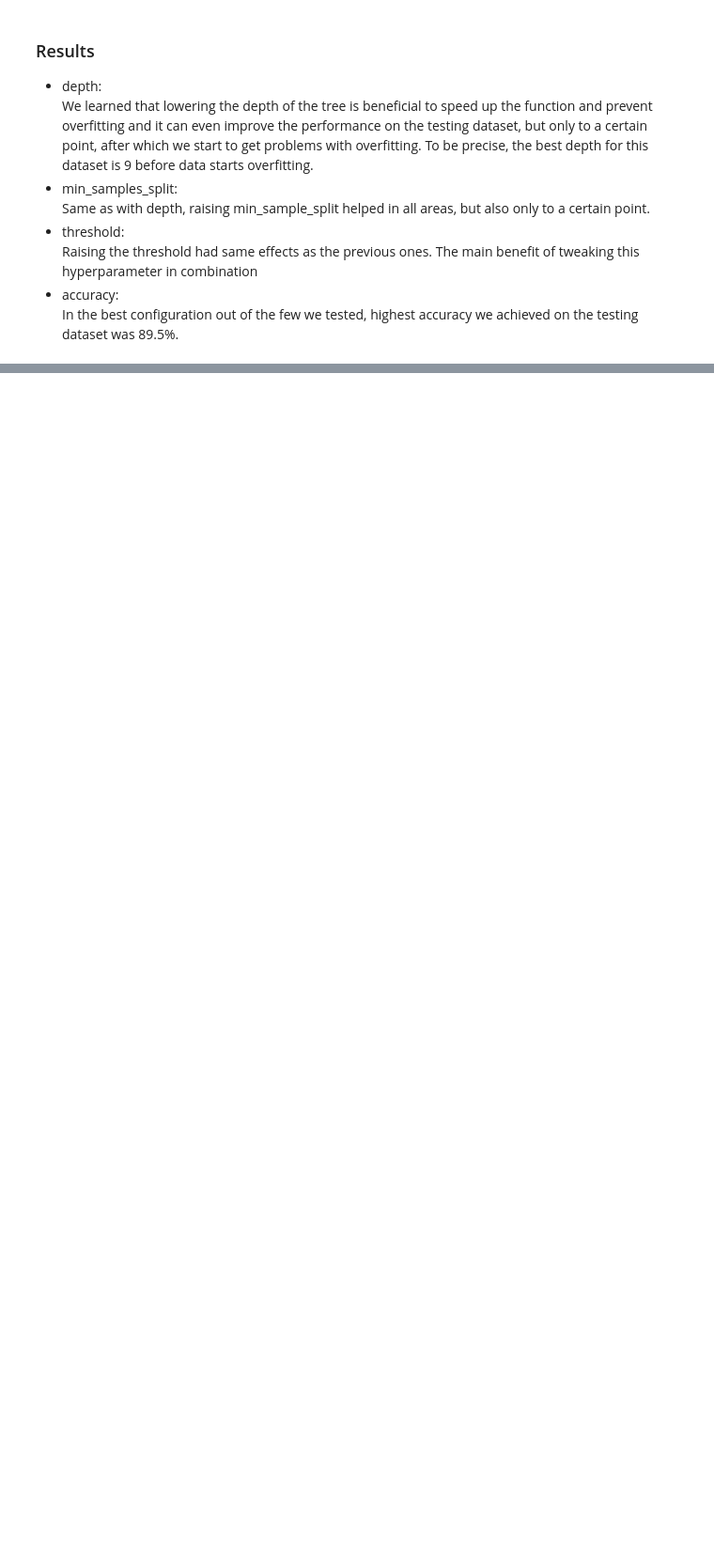
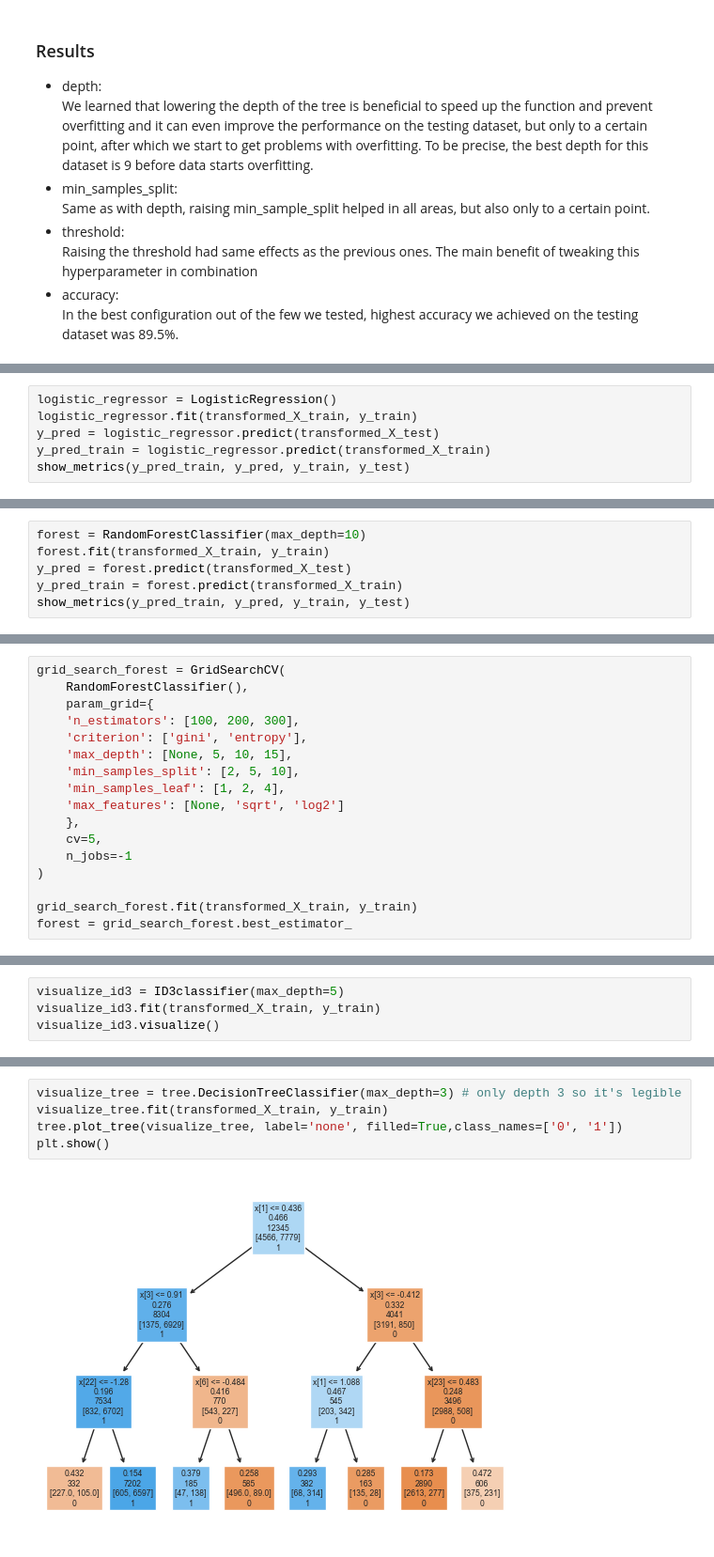
Before and after one commit to MartinH2k3/IAUProject, a Jupyter notebook: Phase3M.ipynb, the cells around one changed output, grey strips where cells are left out. Shown: that part at 94% size. Drawn from its saved outputs; the diff is of its cells as text; blank space fills up the shorter version.

```diff
--- a/Phase3M.ipynb
+++ b/Phase3M.ipynb
@@ -436,0 +559,6 @@ In the best configuration out of the few we tested, highest accuracy we achieved
+# %%
+logistic_regressor = LogisticRegression()
+logistic_regressor.fit(transformed_X_train, y_train)
+y_pred = logistic_regressor.predict(transformed_X_test)
+y_pred_train = logistic_regressor.predict(transformed_X_train)
+show_metrics(y_pred_train, y_pred, y_train, y_test)
@@ -436,0 +683,6 @@ In the best configuration out of the few we tested, highest accuracy we achieved
+# %%
+forest = RandomForestClassifier(max_depth=10)
+forest.fit(transformed_X_train, y_train)
+y_pred = forest.predict(transformed_X_test)
+y_pred_train = forest.predict(transformed_X_train)
+show_metrics(y_pred_train, y_pred, y_train, y_test)
@@ -436,0 +700,17 @@ In the best configuration out of the few we tested, highest accuracy we achieved
+# %%
+grid_search_forest = GridSearchCV(
+    RandomForestClassifier(),
+    param_grid={
+    'n_estimators': [100, 200, 300],
+    'criterion': ['gini', 'entropy'],
+    'max_depth': [None, 5, 10, 15],
+    'min_samples_split': [2, 5, 10],
+    'min_samples_leaf': [1, 2, 4],
+    'max_features': [None, 'sqrt', 'log2']
+    },
+    cv=5,
+    n_jobs=-1
+)
+
+grid_search_forest.fit(transformed_X_train, y_train)
+forest = grid_search_forest.best_estimator_
@@ -436,0 +721,4 @@ In the best configuration out of the few we tested, highest accuracy we achieved
+# %%
+visualize_id3 = ID3classifier(max_depth=5)
+visualize_id3.fit(transformed_X_train, y_train)
+visualize_id3.visualize()
@@ -436,0 +745,7 @@ In the best configuration out of the few we tested, highest accuracy we achieved
+# %%
+visualize_tree = tree.DecisionTreeClassifier(max_depth=3) # only depth 3 so it's legible
+visualize_tree.fit(transformed_X_train, y_train)
+tree.plot_tree(visualize_tree, label='none', filled=True,class_names=['0', '1'])
+plt.show()
+# %% [output]
+[figure, added]
```
Also changed, not shown: parts of 45 cells of this notebook.
